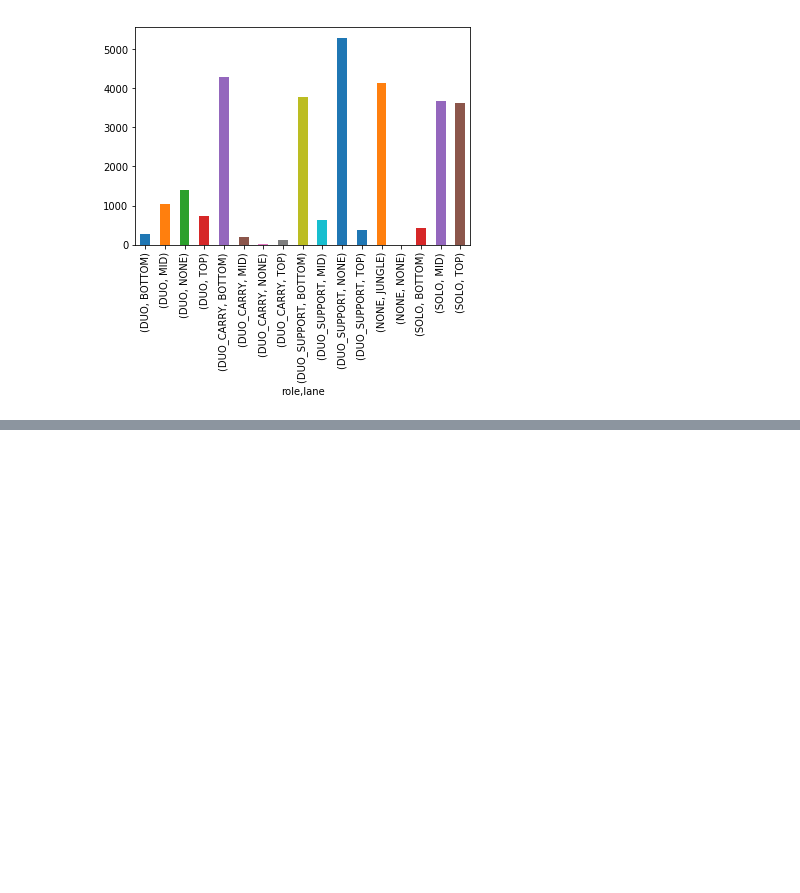
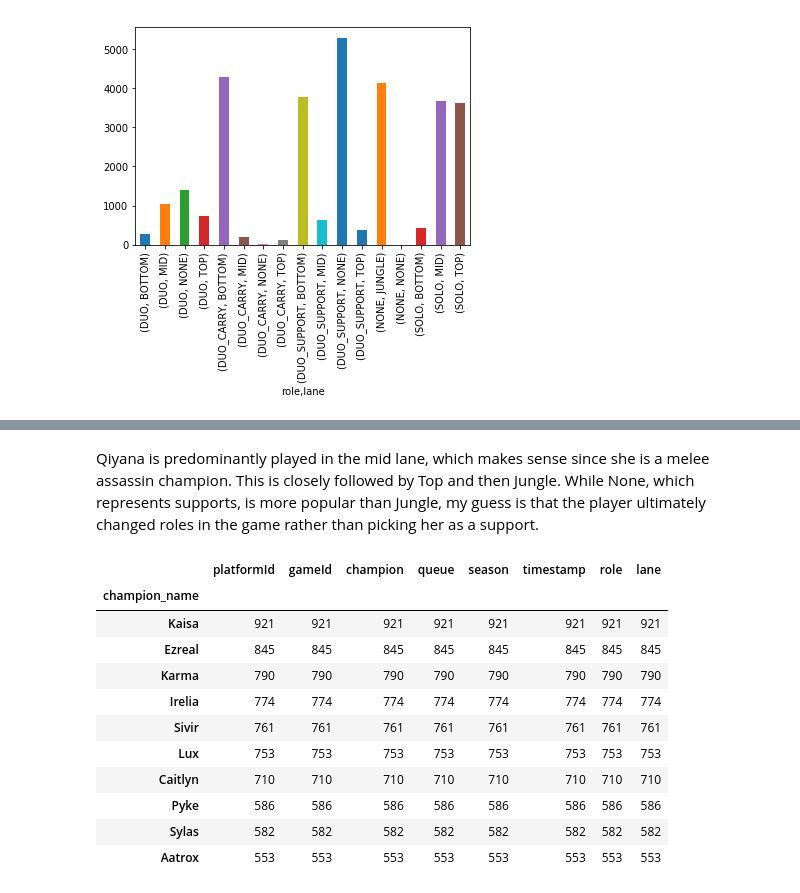
Before and after one commit to hiowatah/Analysis-of-Qiyana-LoL, a Jupyter notebook: API Call/API Call.ipynb, the cells around one changed output, grey strips where cells are left out. Saved outputs shown, nothing was run; the diff lists cells and outputs as text; code cells hidden in the pictures; blank space fills up the shorter version.

```diff
--- a/API Call/API Call.ipynb
+++ b/API Call/API Call.ipynb
@@ -215,0 +264,17 @@ Name: queue, dtype: int64
+# %% [markdown]
+Qiyana is predominantly played in the mid lane, which makes sense since she is a melee assassin champion. This is closely followed by Top and then Jungle. While None, which represents supports, is more popular than Jungle, my guess is that the player ultimately changed roles in the game rather than picking her as a support.
+# %%
+match_history.groupby('champion_name').count().sort_values(by='champion', ascending=False).head(10)
+# %% [output]
+|  | platformId | gameId | champion | queue | season | timestamp | role | lane |
+| champion_name |  |  |  |  |  |  |  |  |
+| Kaisa | 921 | 921 | 921 | 921 | 921 | 921 | 921 | 921 |
+| Ezreal | 845 | 845 | 845 | 845 | 845 | 845 | 845 | 845 |
+| Karma | 790 | 790 | 790 | 790 | 790 | 790 | 790 | 790 |
+| Irelia | 774 | 774 | 774 | 774 | 774 | 774 | 774 | 774 |
+| Sivir | 761 | 761 | 761 | 761 | 761 | 761 | 761 | 761 |
+| Lux | 753 | 753 | 753 | 753 | 753 | 753 | 753 | 753 |
+| Caitlyn | 710 | 710 | 710 | 710 | 710 | 710 | 710 | 710 |
+| Pyke | 586 | 586 | 586 | 586 | 586 | 586 | 586 | 586 |
+| Sylas | 582 | 582 | 582 | 582 | 582 | 582 | 582 | 582 |
+| Aatrox | 553 | 553 | 553 | 553 | 553 | 553 | 553 | 553 |
```
Also changed, not shown: parts of 13 cells of this notebook.
